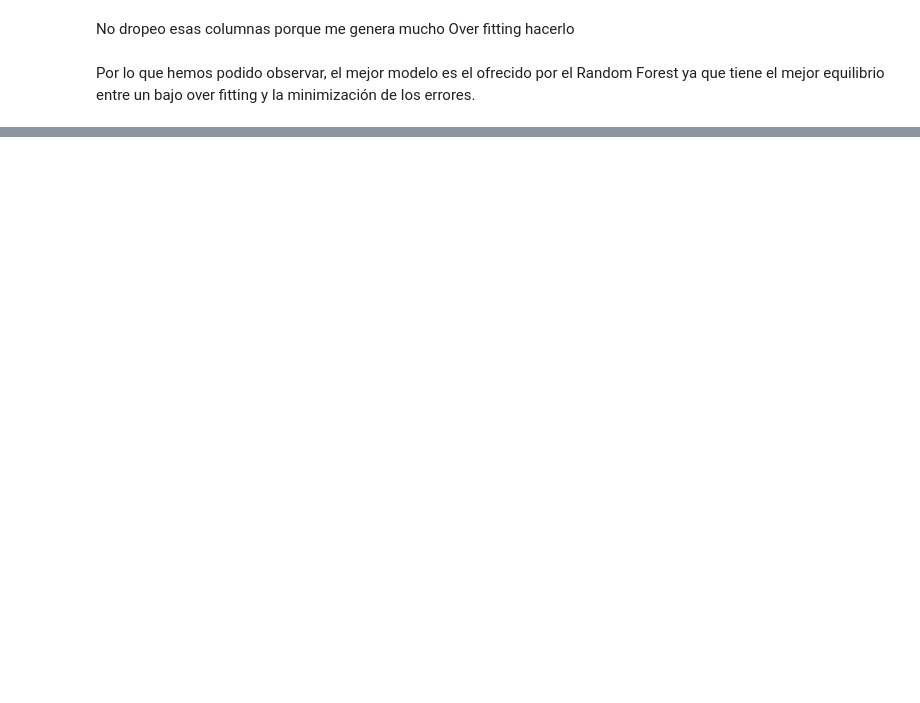
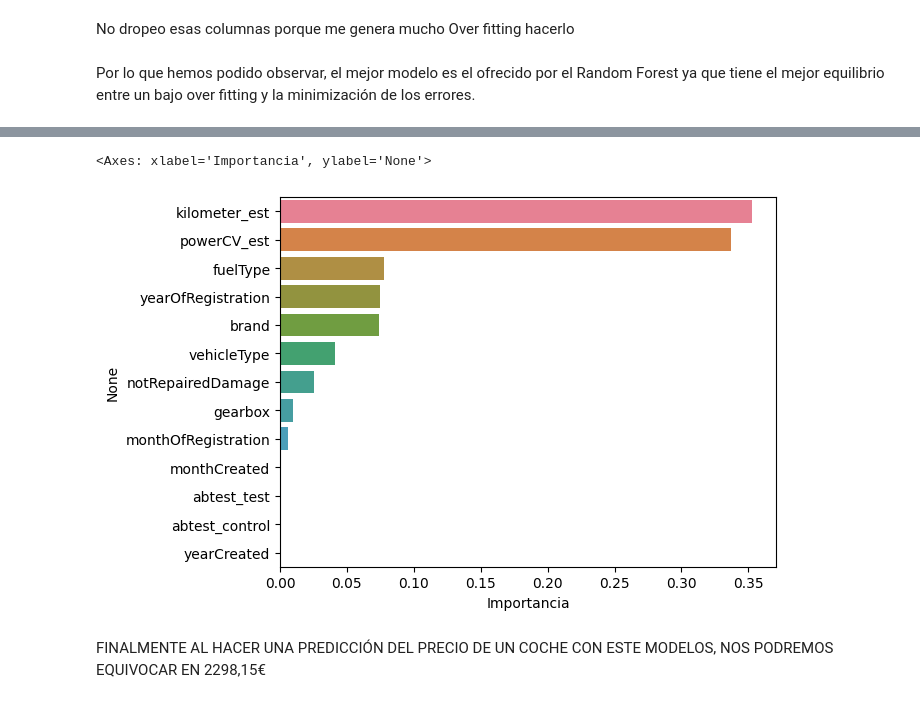
Before and after one commit to jgilsu11/laboratorio-modulo7-leccion01-eda-nulos, a Jupyter notebook: Modelo2/random_forest_modelo3_mejorado_ifo_knn.ipynb, the cells around one changed output, grey strips where cells are left out. Cells and saved outputs as stored; diff of their text form; code cells hidden in the pictures; blank space fills up the shorter version.

Commit message:
Subida modelo 2 como modelo óptimo final

```diff
--- a/Modelo2/random_forest_modelo3_mejorado_ifo_knn.ipynb
+++ b/Modelo2/random_forest_modelo3_mejorado_ifo_knn.ipynb
@@ -181,0 +184,26 @@ Por lo que hemos podido observar, el mejor modelo es el ofrecido por el Random F
+# %%
+df_rf=pd.read_csv("..\datos2\datos_nulos_encoded.csv", index_col=0).reset_index(drop=True)
+# %%
+x= df_rf.drop(columns="price")
+y= df_rf[["price"]]
+# %%
+# Definimos un espacio de parámetros para optimizar
+params_rf = {
+    'n_estimators': [80,100,120],    #número de árboles que queremos que haga
+    'max_features': [4,8,10,13],
+    'max_depth': [200],
+    'min_samples_split': [50],
+    'min_samples_leaf': [10],
+    'max_leaf_nodes': [2000]
+}
+
+modelo_rf= RandomForestRegressor(random_state=42, bootstrap=True)    #bootstrap es para que haga un muestreo con remplazo (hace que dentro de distintos árboles te pueda coger el mismo dato)
+grid_search_rf= GridSearchCV(modelo_rf,
+                             params_rf,
+                             cv=3,
+                             scoring= "neg_mean_squared_error",
+                             n_jobs=-1)
+
+grid_search_rf.fit(x,y["price"].values)   #esta puesto así porque se necesita un array de una dimension
+modelo_final_optimo= grid_search_rf.best_estimator_
+modelo_final_optimo
@@ -181,0 +237,3 @@ Por lo que hemos podido observar, el mejor modelo es el ofrecido por el Random F
+# %%
+df_importancia=pd.DataFrame(modelo_final_rf.feature_importances_, columns= ["Importancia"], index= x.columns).sort_values(by= "Importancia", ascending=False)
+df_importancia
@@ -181,0 +255,7 @@ Por lo que hemos podido observar, el mejor modelo es el ofrecido por el Random F
+# %%
+sns.barplot(x="Importancia", y= df_importancia.index, hue=df_importancia.index, data= df_importancia)
+# %% [output]
+<Axes: xlabel='Importancia', ylabel='None'>
+[figure, added]
+# %% [markdown]
+FINALMENTE AL HACER UNA PREDICCIÓN DEL PRECIO DE UN COCHE CON ESTE MODELOS, NOS PODREMOS EQUIVOCAR EN 2298,15€
```
Also changed, not shown: parts of 11 cells of this notebook, 4 other files.
